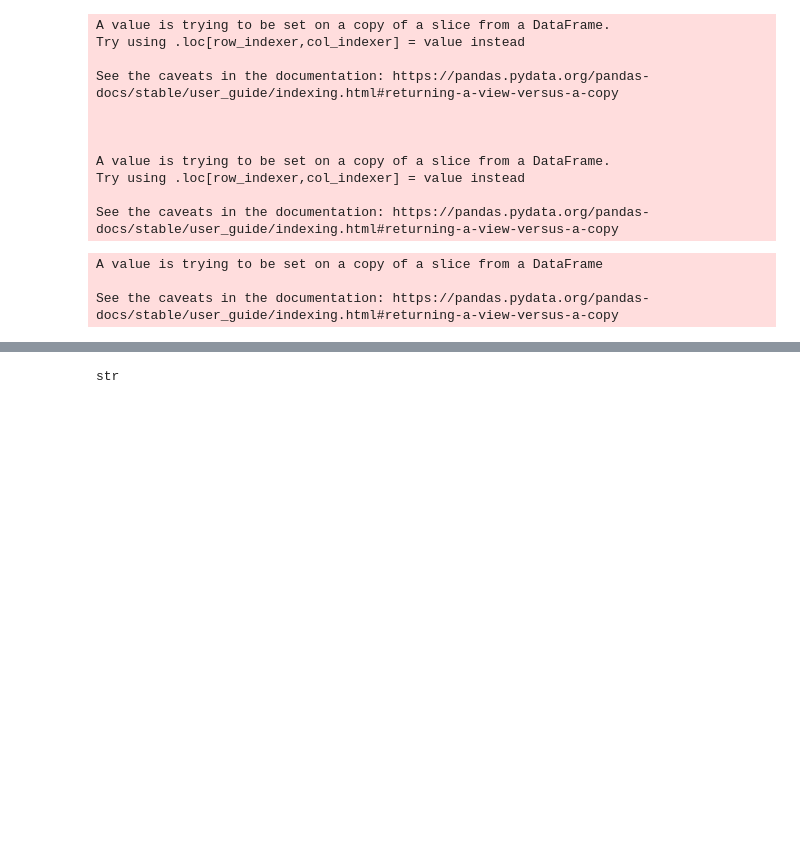
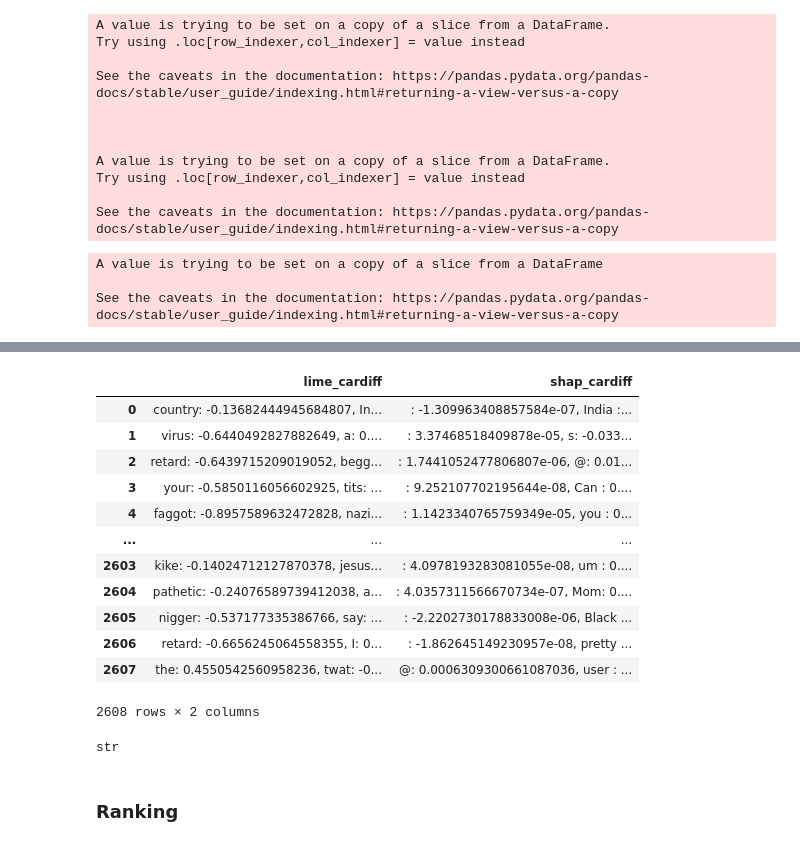
Before and after one commit to Takosaga/master_thesis, a Jupyter notebook: notebooks/11_sample_analysis.ipynb, the cells around one changed output, grey strips where cells are left out. Cells and saved outputs as stored; diff of their text form; code cells hidden in the pictures; blank space fills up the shorter version.

```diff
--- a/notebooks/11_sample_analysis.ipynb
+++ b/notebooks/11_sample_analysis.ipynb
@@ -98,4 +98,4 @@ full_df = pd.merge(working_df, adjusted_hatespeech_df, on='text', how='inner')
 d = dtale.show(full_df)
 d.open_browser()
 # %%
-full_df.head()
+full_df = full_df.drop('error', axis=1)
@@ -108,0 +118,16 @@ full_df.head()
+# %%
+full_df[['lime_cardiff','shap_cardiff']]
+# %% [output]
+|  | lime_cardiff | shap_cardiff |
+| 0 | country: -0.13682444945684807, In... | : -1.309963408857584e-07, India :... |
+| 1 | virus: -0.6440492827882649, a: 0.... | : 3.37468518409878e-05, s: -0.033... |
+| 2 | retard: -0.6439715209019052, begg... | : 1.7441052477806807e-06, @: 0.01... |
+| 3 | your: -0.5850116056602925, tits: ... | : 9.252107702195644e-08, Can : 0.... |
+| 4 | faggot: -0.8957589632472828, nazi... | : 1.1423340765759349e-05, you : 0... |
+| ... | ... | ... |
+| 2603 | kike: -0.14024712127870378, jesus... | : 4.0978193283081055e-08, um : 0.... |
+| 2604 | pathetic: -0.24076589739412038, a... | : 4.0357311566670734e-07, Mom: 0.... |
+| 2605 | nigger: -0.537177335386766, say: ... | : -2.2202730178833008e-06, Black ... |
+| 2606 | retard: -0.6656245064558355, I: 0... | : -1.862645149230957e-08, pretty ... |
+| 2607 | the: 0.4550542560958236, twat: -0... | @: 0.0006309300661087036, user : ... |
+2608 rows × 2 columns
@@ -110,3 +140,5 @@ full_df.head()
 type(full_df['lime_cardiff'][0])
 # %% [output]
 str
+# %% [markdown]
+### Ranking
```
Also changed, not shown: parts of 21 cells of this notebook.
